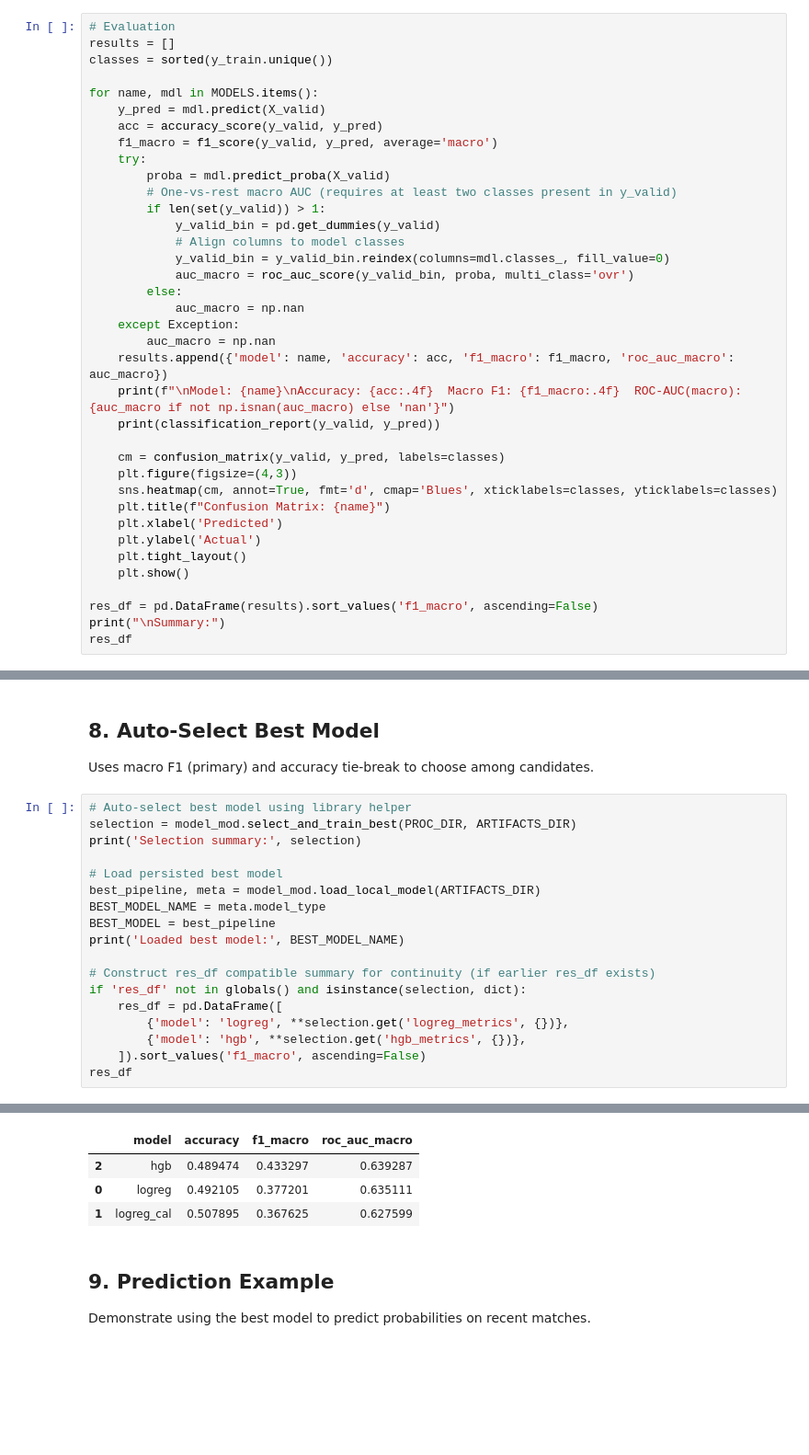
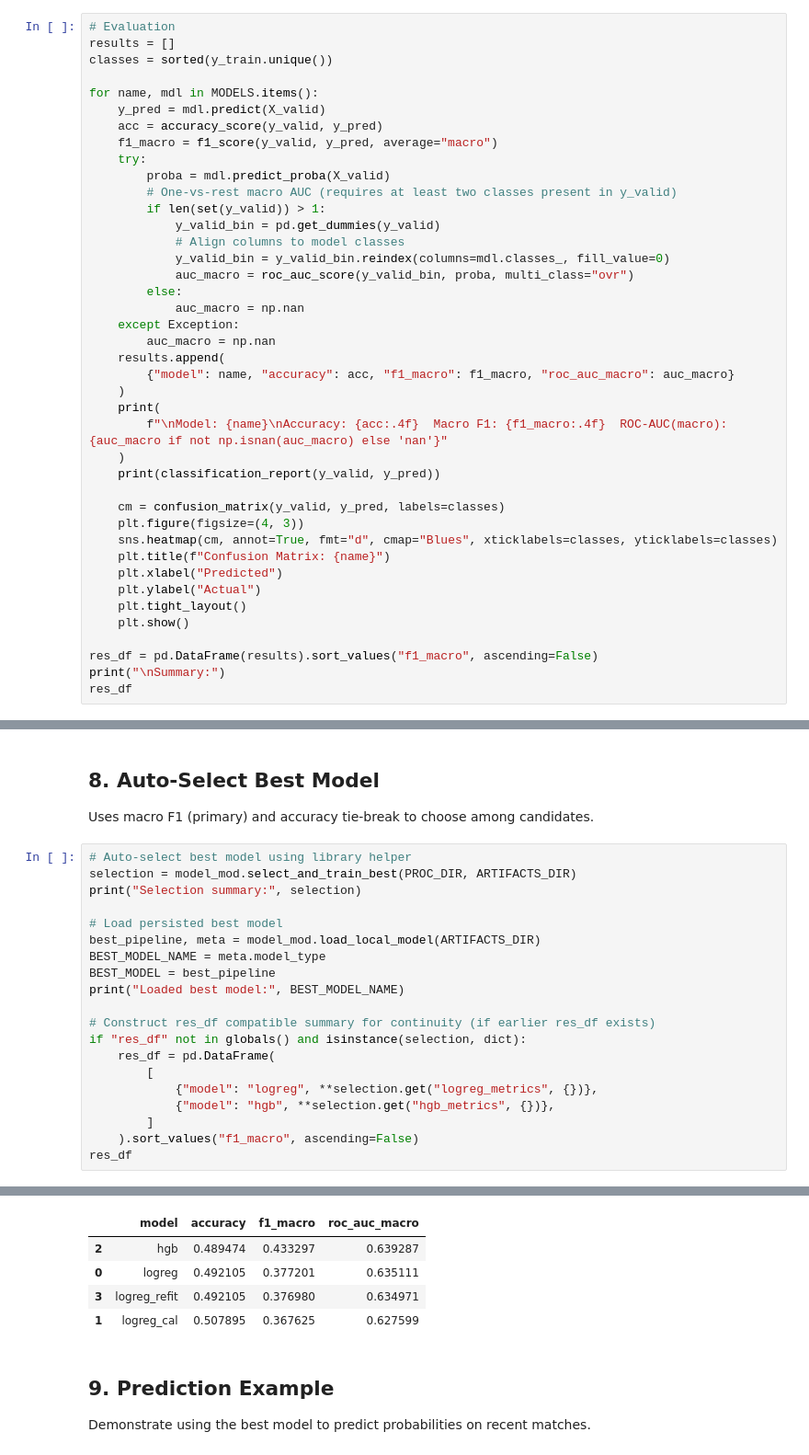
Before and after one commit to r39132/predict-epl-match-winner, a Jupyter notebook: notebooks/pipeline.ipynb, the cells around one changed output, grey strips where cells are left out. Shown: that part at 92% size. Drawn from its saved outputs; the diff is of its cells as text; blank space fills up the shorter version.

```diff
--- a/notebooks/pipeline.ipynb
+++ b/notebooks/pipeline.ipynb
@@ -280,7 +288,7 @@ classes = sorted(y_train.unique())
 for name, mdl in MODELS.items():
     y_pred = mdl.predict(X_valid)
     acc = accuracy_score(y_valid, y_pred)
-    f1_macro = f1_score(y_valid, y_pred, average='macro')
+    f1_macro = f1_score(y_valid, y_pred, average="macro")
     try:
         proba = mdl.predict_proba(X_valid)
         # One-vs-rest macro AUC (requires at least two classes present in y_valid)
@@ -288,25 +296,29 @@ for name, mdl in MODELS.items():
             y_valid_bin = pd.get_dummies(y_valid)
             # Align columns to model classes
             y_valid_bin = y_valid_bin.reindex(columns=mdl.classes_, fill_value=0)
-            auc_macro = roc_auc_score(y_valid_bin, proba, multi_class='ovr')
+            auc_macro = roc_auc_score(y_valid_bin, proba, multi_class="ovr")
         else:
             auc_macro = np.nan
     except Exception:
         auc_macro = np.nan
-    results.append({'model': name, 'accuracy': acc, 'f1_macro': f1_macro, 'roc_auc_macro': auc_macro})
-    print(f"\nModel: {name}\nAccuracy: {acc:.4f}  Macro F1: {f1_macro:.4f}  ROC-AUC(macro): {auc_macro if not np.isnan(auc_macro) else 'nan'}")
+    results.append(
+        {"model": name, "accuracy": acc, "f1_macro": f1_macro, "roc_auc_macro": auc_macro}
+    )
+    print(
+        f"\nModel: {name}\nAccuracy: {acc:.4f}  Macro F1: {f1_macro:.4f}  ROC-AUC(macro): {auc_macro if not np.isnan(auc_macro) else 'nan'}"
+    )
     print(classification_report(y_valid, y_pred))
 
     cm = confusion_matrix(y_valid, y_pred, labels=classes)
-    plt.figure(figsize=(4,3))
-    sns.heatmap(cm, annot=True, fmt='d', cmap='Blues', xticklabels=classes, yticklabels=classes)
+    plt.figure(figsize=(4, 3))
+    sns.heatmap(cm, annot=True, fmt="d", cmap="Blues", xticklabels=classes, yticklabels=classes)
     plt.title(f"Confusion Matrix: {name}")
-    plt.xlabel('Predicted')
-    plt.ylabel('Actual')
+    plt.xlabel("Predicted")
+    plt.ylabel("Actual")
     plt.tight_layout()
     plt.show()
 
-res_df = pd.DataFrame(results).sort_values('f1_macro', ascending=False)
+res_df = pd.DataFrame(results).sort_values("f1_macro", ascending=False)
 print("\nSummary:")
 res_df
 # %% [output]
@@ -397,20 +424,22 @@ Uses macro F1 (primary) and accuracy tie-break to choose among candidates.
 # %%
 # Auto-select best model using library helper
 selection = model_mod.select_and_train_best(PROC_DIR, ARTIFACTS_DIR)
-print('Selection summary:', selection)
+print("Selection summary:", selection)
 
 # Load persisted best model
 best_pipeline, meta = model_mod.load_local_model(ARTIFACTS_DIR)
 BEST_MODEL_NAME = meta.model_type
 BEST_MODEL = best_pipeline
-print('Loaded best model:', BEST_MODEL_NAME)
+print("Loaded best model:", BEST_MODEL_NAME)
 
 # Construct res_df compatible summary for continuity (if earlier res_df exists)
-if 'res_df' not in globals() and isinstance(selection, dict):
-    res_df = pd.DataFrame([
-        {'model': 'logreg', **selection.get('logreg_metrics', {})},
-        {'model': 'hgb', **selection.get('hgb_metrics', {})},
-    ]).sort_values('f1_macro', ascending=False)
+if "res_df" not in globals() and isinstance(selection, dict):
+    res_df = pd.DataFrame(
+        [
+            {"model": "logreg", **selection.get("logreg_metrics", {})},
+            {"model": "hgb", **selection.get("hgb_metrics", {})},
+        ]
+    ).sort_values("f1_macro", ascending=False)
 res_df
 # %% [output]
 STOP: TOTAL NO. OF ITERATIONS REACHED LIMIT
@@ -436,6 +464,7 @@ Loaded best model: hgb
 |  | model | accuracy | f1_macro | roc_auc_macro |
 | 2 | hgb | 0.489474 | 0.433297 | 0.639287 |
 | 0 | logreg | 0.492105 | 0.377201 | 0.635111 |
+| 3 | logreg_refit | 0.492105 | 0.376980 | 0.634971 |
 | 1 | logreg_cal | 0.507895 | 0.367625 | 0.627599 |
 # %% [markdown]
 ## 9. Prediction Example
```
Also changed, not shown: parts of 8 cells of this notebook, 1 other file.
